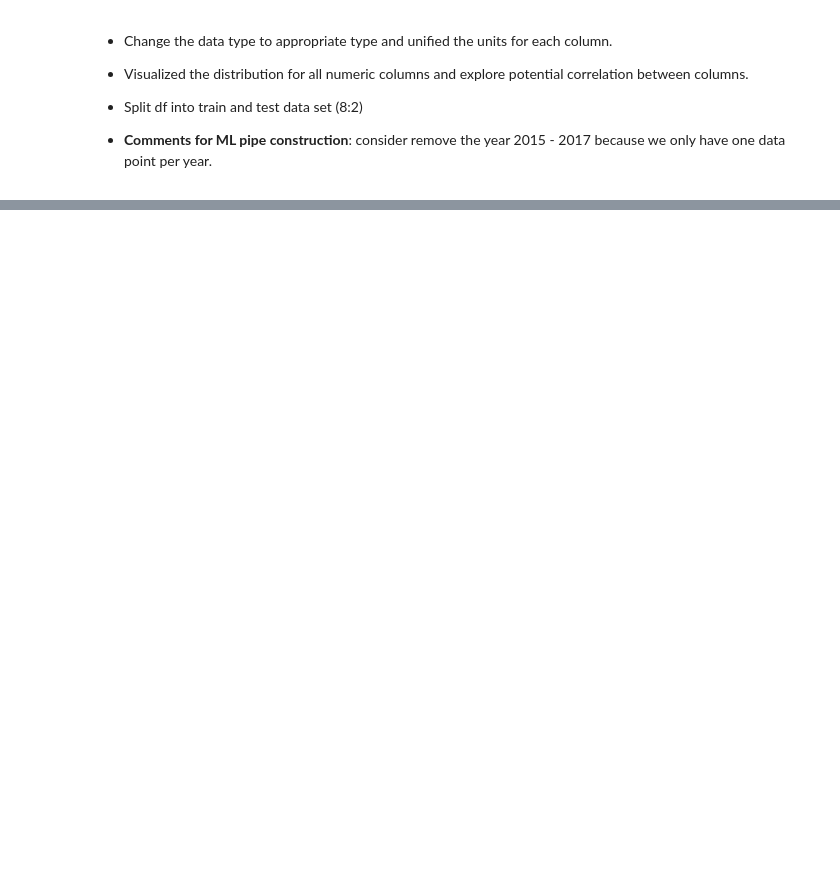
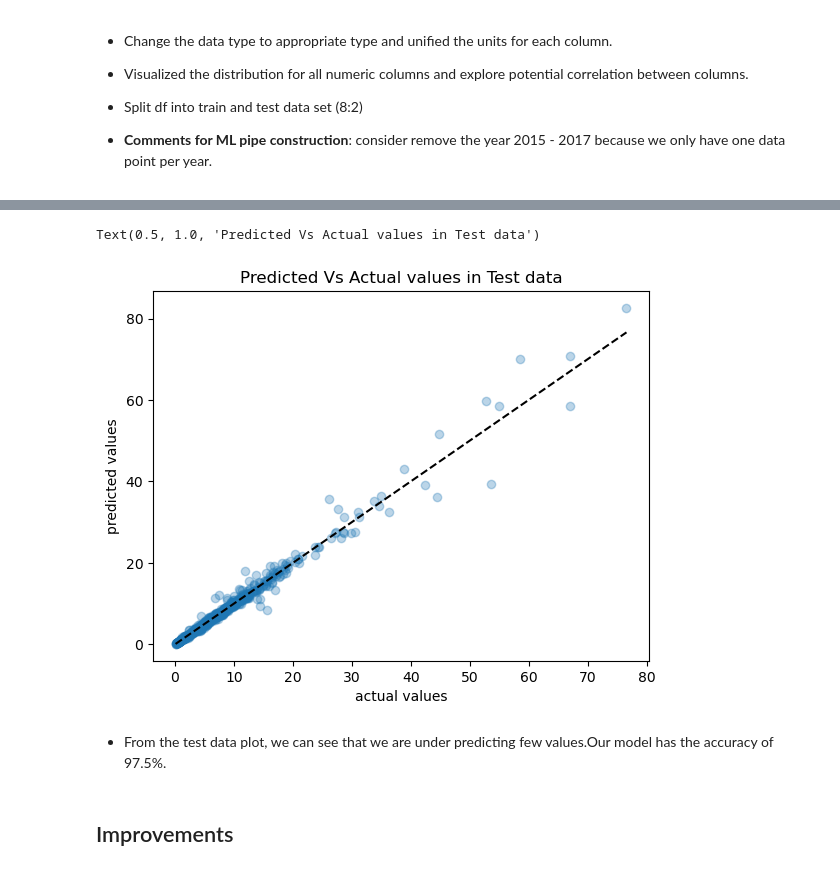
Before and after one commit to UBC-MDS/DSCI_522_Group-11_Save-The-Earth, a Jupyter notebook: src/save_the_earth_model.ipynb, the cells around one changed output, grey strips where cells are left out. Drawn from its saved outputs; the diff is of its cells as text; code cells hidden in the pictures; blank space fills up the shorter version.

```diff
--- a/EDA/EDA.ipynb
+++ b/src/save_the_earth_model.ipynb
@@ -220,0 +539,14 @@ test_df.to_csv('../Data/Processed/test_df.csv', index=True)
+# %%
+plt.scatter(y_test, random_search.predict(X_test), alpha=0.3)
+grid = np.linspace(y_test.min(), y_test.max(), 1000)
+plt.plot(grid, grid, "--k")
+plt.xlabel("actual values")
+plt.ylabel("predicted values");
+plt.title("Predicted Vs Actual values in Test data")
+# %% [output]
+Text(0.5, 1.0, 'Predicted Vs Actual values in Test data')
+[figure, added]
+# %% [markdown]
+- From the test data plot, we can see that we are under predicting few values.Our model has the accuracy of 97.5%.
+# %% [markdown]
+## Improvements
```
Also changed, not shown: parts of 43 cells of this notebook, 6 other files.
